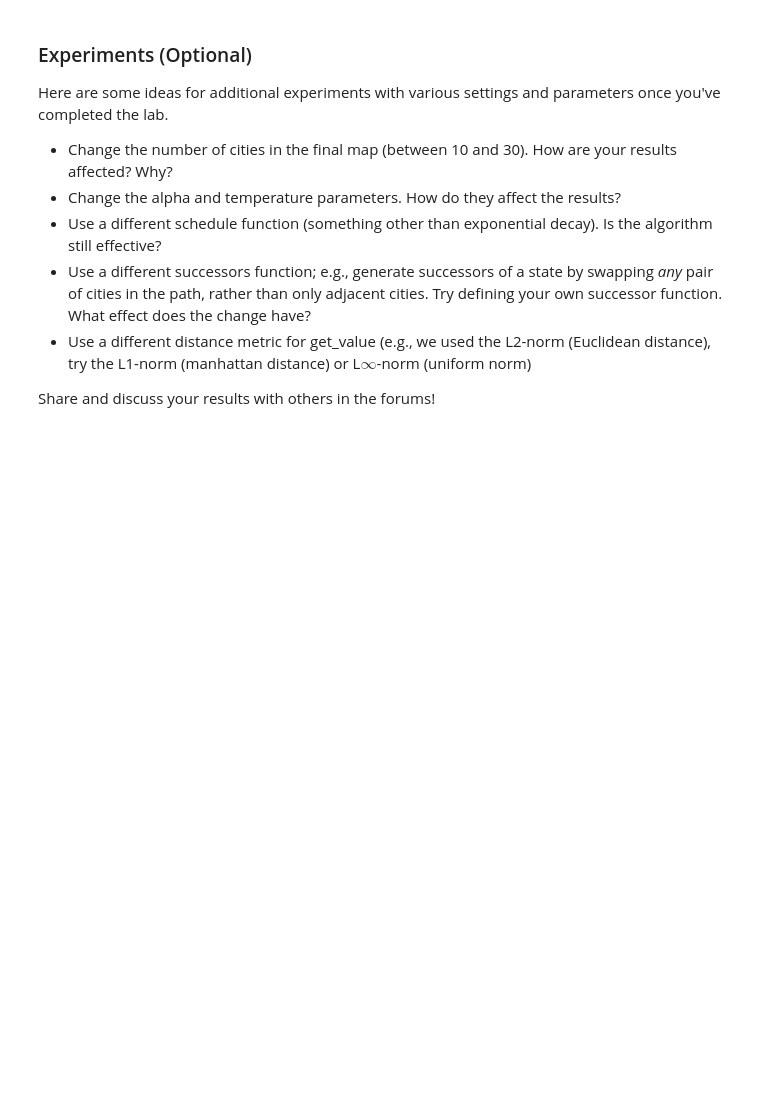
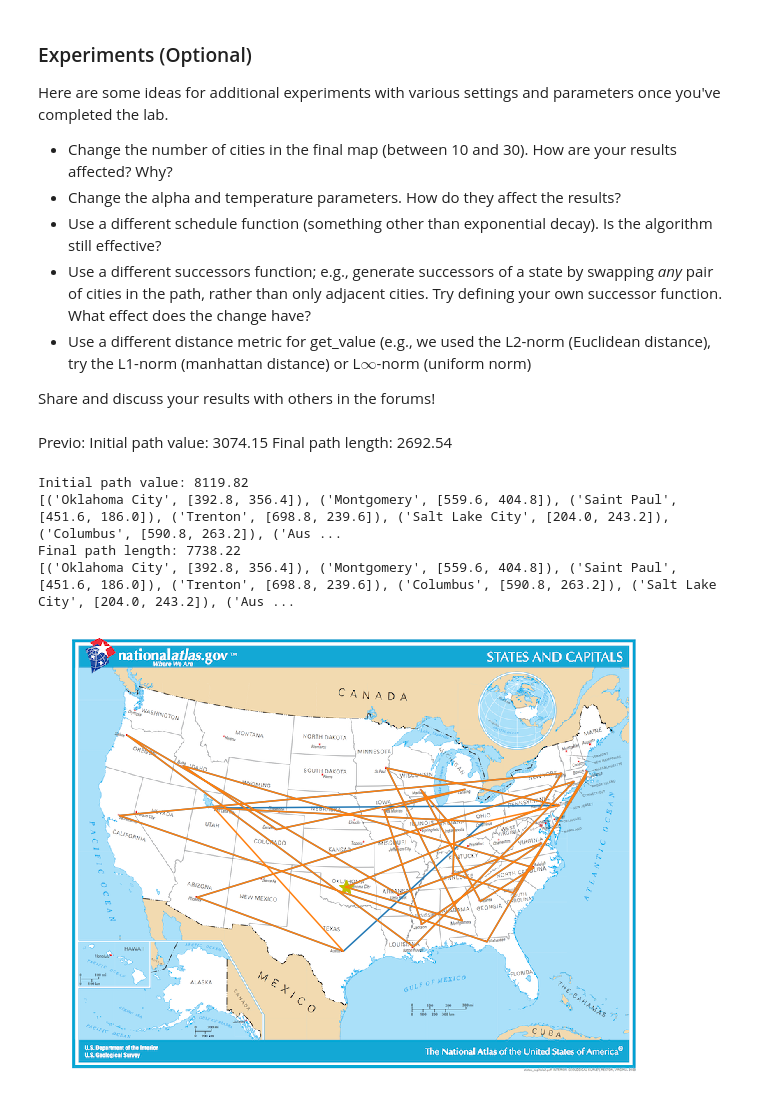
Before and after one commit to jotavaladouro/aind, a Jupyter notebook: AIND-Simulated_Annealing/AIND-Simulated_Annealing.ipynb, the cells around one changed output. Drawn from its saved outputs; the diff is of its cells as text; code cells hidden in the pictures; blank space fills up the shorter version.

```diff
--- a/AIND-Simulated_Annealing/AIND-Simulated_Annealing.ipynb
+++ b/AIND-Simulated_Annealing/AIND-Simulated_Annealing.ipynb
@@ -114,6 +116,7 @@ def simulated_annealing(problem, schedule):
 
 In order to use simulated annealing we need to build a representation of the problem domain.  The choice of representation can have a significant impact on the performance of simulated annealing and other optimization techniques.  Since the TSP deals with a close loop that visits each city in a list once, we will represent each city by a tuple containing the city name and its position specified by an (x,y) location on a grid.  The _state_ will then consist of an ordered sequence (a list) of the cities; the path is defined as the sequence generated by traveling from each city in the list to the next in order.
 # %%
+import itertools
 class TravelingSalesmanProblem:
     """Representation of a traveling salesman optimization problem.  The goal
     is to find the shortest path that visits every city in a closed loop path.
@@ -173,7 +176,20 @@ class TravelingSalesmanProblem:
         In general, a path of N cities will have N neighbors (note that path wraps
         around the end of the list between the first and last cities).
         """
-        raise NotImplementedError
+
+        lst_retorno=[]
+        for i in range(len(self.path) -1):
+            lst=copy.deepcopy(self.path);
+            c=lst[i]
+            lst[i]=lst[i+1]
+            lst[i+1]=c
+            lst_retorno.append(TravelingSalesmanProblem(lst))
+        lst=copy.deepcopy(self.path);
+        c=lst[0]
+        lst[0]=lst[len(self.path) -1]
+        lst[len(self.path) -1]=c
+        lst_retorno.append(TravelingSalesmanProblem(lst))
+        return lst_retorno
 
     def get_value(self):
         """Calculate the total length of the closed-circuit path of the current
@@ -190,7 +206,15 @@ class TravelingSalesmanProblem:
             (2) Remember to multiply the path length by -1 so that simulated
             annealing finds the shortest path
         """
-        raise NotImplementedError
+        def get_distance(city1,city2):
+            name,coord1=city1
+            name,coord2=city2
+            return np.sqrt(np.sum((np.array(coord1)-np.array(coord2))**2))
+        retorno=0;
+        for i in range(len(self.path)-1):
+            retorno=retorno + get_distance(self.path[i],self.path[i+1])
+        retorno=retorno + get_distance(self.path[0],self.path[len(self.path)-1])
+        return -retorno
 # %% [markdown]
 ### Testing TravelingSalesmanProblem
 The following tests should validate the class constructor and functionality of the `successors()` and `get_value()` methods.
@@ -233,7 +258,7 @@ alpha = 0.95
 temperature=1e4
 
 def schedule(time):
-    raise NotImplementedError
+    return alpha ** time * temperature
 # %% [markdown]
 ### Testing the Temperature Schedule
 The following tests should validate the temperature schedule function and perform a simple test of the simulated annealing function to solve a small TSP test case
@@ -282,3 +320,26 @@ Here are some ideas for additional experiments with various settings and paramet
 - Use a different distance metric for get_value (e.g., we used the L2-norm (Euclidean distance), try the L1-norm (manhattan distance) or L$\infty$-norm (uniform norm)
 
 Share and discuss your results with others in the forums!
+# %% [markdown]
+Previo: Initial path value: 3074.15 Final path length: 2692.54
+# %%
+# Change numero cities to 30
+num_cities = 30
+capitals_tsp = TravelingSalesmanProblem(capitals_list[:num_cities])
+starting_city = capitals_list[0]
+print("Initial path value: {:.2f}".format(-capitals_tsp.get_value()))
+print(capitals_list[:num_cities])  # The start/end point is indicated with a yellow star
+show_path(capitals_tsp.coords, starting_city)
+# set the decay rate and initial temperature parameters, then run simulated annealing to solve the TSP
+alpha = 0.95
+temperature=1e6
+result = simulated_annealing(capitals_tsp, schedule)
+print("Final path length: {:.2f}".format(-result.get_value()))
+print(result.path)
+show_path(result.coords, starting_city)
+# %% [output]
+Initial path value: 8119.82
+[('Oklahoma City', [392.8, 356.4]), ('Montgomery', [559.6, 404.8]), ('Saint Paul', [451.6, 186.0]), ('Trenton', [698.8, 239.6]), ('Salt Lake City', [204.0, 243.2]), ('Columbus', [590.8, 263.2]), ('Aus ...
+Final path length: 7738.22
+[('Oklahoma City', [392.8, 356.4]), ('Montgomery', [559.6, 404.8]), ('Saint Paul', [451.6, 186.0]), ('Trenton', [698.8, 239.6]), ('Columbus', [590.8, 263.2]), ('Salt Lake City', [204.0, 243.2]), ('Aus ...
+[figure, added]
```
Also changed, not shown: parts of 8 cells of this notebook.
